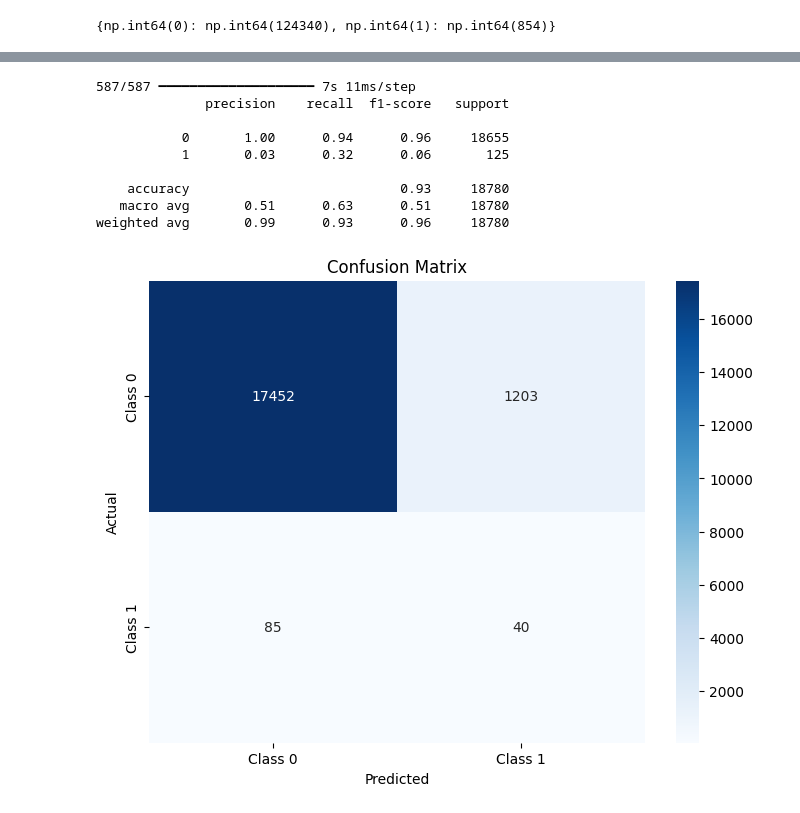
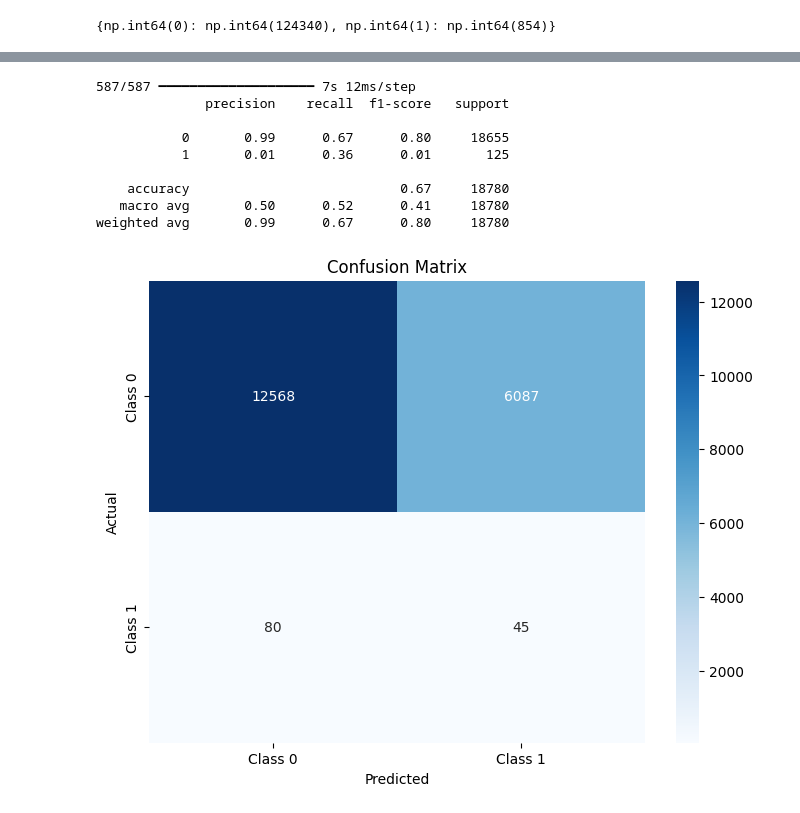
Before and after one commit to james-harvey-git/MPhys_Project, a Jupyter notebook: machine_learning.ipynb, the cells around one changed output, grey strips where cells are left out. Saved outputs shown, nothing was run; the diff lists cells and outputs as text; code cells hidden in the pictures.

```diff
--- a/machine_learning.ipynb
+++ b/machine_learning.ipynb
@@ -142,3 +237,5 @@ model = build_cnn_lstm_model(n_profiles, n_altitudes, n_features)
+# %%
+model = build_contextual_cnn_lstm_model(n_profiles, n_altitudes, n_features)
 # %%
 from keras._tf_keras.keras.callbacks import EarlyStopping
 early_stopping = EarlyStopping(monitor='val_loss', patience=5, restore_best_weights=True)
@@ -146,8 +243,20 @@ early_stopping = EarlyStopping(monitor='val_loss', patience=5, restore_best_weig
 # Split the data into training, validation, and test sets
 from sklearn.model_selection import train_test_split
 
-X_train, X_temp, y_train, y_temp = train_test_split(features, labels, test_size=0.3, random_state=42)
-X_val, X_test, y_val, y_test = train_test_split(X_temp, y_temp, test_size=0.5, random_state=42)
+X_train, X_temp, y_train, y_temp, indices_train, indices_temp = train_test_split(features, labels, range(len(labels)), test_size=0.3, random_state=42)
+X_val, X_test, y_val, y_test, indices_val, indices_test = train_test_split(X_temp, y_temp, indices_temp, test_size=0.5, random_state=42)
+# %%
+X_train_indicators = X_train[..., -1]
+X_train_indicators = X_train_indicators[:, :, 0]
+X_train = X_train[..., :-1]
+
+X_val_indicators = X_val[..., -1]
+X_val_indicators = X_val_indicators[:, :, 0]
+X_val = X_val[..., :-1]
+
+X_test_indicators = X_test[..., -1]
+X_test_indicators = X_test_indicators[:, :, 0]
+X_test = X_test[..., :-1]
 # %%
 from sklearn.utils.class_weight import compute_class_weight
 
@@ -179,10 +290,10 @@ class_weights_dict = {i: intermediate_weights[i] for i in range(len(intermediate
 # %%
 # Train the model
 history = model.fit(
-    X_train, y_train,
+    [X_train, X_train_indicators], y_train,
     epochs=30,
     batch_size=64,
-    validation_data=(X_val, y_val),
+    validation_data=([X_val, X_val_indicators], y_val),
     callbacks=[tf.keras.callbacks.EarlyStopping(monitor='val_loss', patience=5, restore_best_weights=True)],
     class_weight=class_weight_dict
 )
@@ -221,31 +341,31 @@ Epoch 30/30
 # %%
 # Get predictions
-predictions = model.predict(X_test)
+predictions = model.predict([X_test, X_test_indicators])
 
 # Convert probabilities to discrete labels
 discrete_predictions = (predictions > 0.5).astype(int)
 
 # Print classification report
 print(classification_report(y_test, discrete_predictions))
 
 # Plot confusion matrix
 conf_matrix = confusion_matrix(y_test, discrete_predictions)
 plt.figure(figsize=(8, 6))
 sns.heatmap(conf_matrix, annot=True, fmt='d', cmap='Blues', xticklabels=['Class 0', 'Class 1'], yticklabels=['Class 0', 'Class 1'])
 plt.xlabel('Predicted')
 plt.ylabel('Actual')
 plt.title('Confusion Matrix')
 plt.show()
 # %% [output]
-587/587 ━━━━━━━━━━━━━━━━━━━━ 7s 11ms/step
+587/587 ━━━━━━━━━━━━━━━━━━━━ 7s 12ms/step
               precision    recall  f1-score   support
 
-           0       1.00      0.94      0.96     18655
-           1       0.03      0.32      0.06       125
+           0       0.99      0.67      0.80     18655
+           1       0.01      0.36      0.01       125
 
-    accuracy                           0.93     18780
-   macro avg       0.51      0.63      0.51     18780
-weighted avg       0.99      0.93      0.96     18780
+    accuracy                           0.67     18780
+   macro avg       0.50      0.52      0.41     18780
+weighted avg       0.99      0.67      0.80     18780
-[figure, old version]
+[figure, new version]
 # %%
 
```
Also changed, not shown: parts of 38 cells of this notebook, 1 other file.
